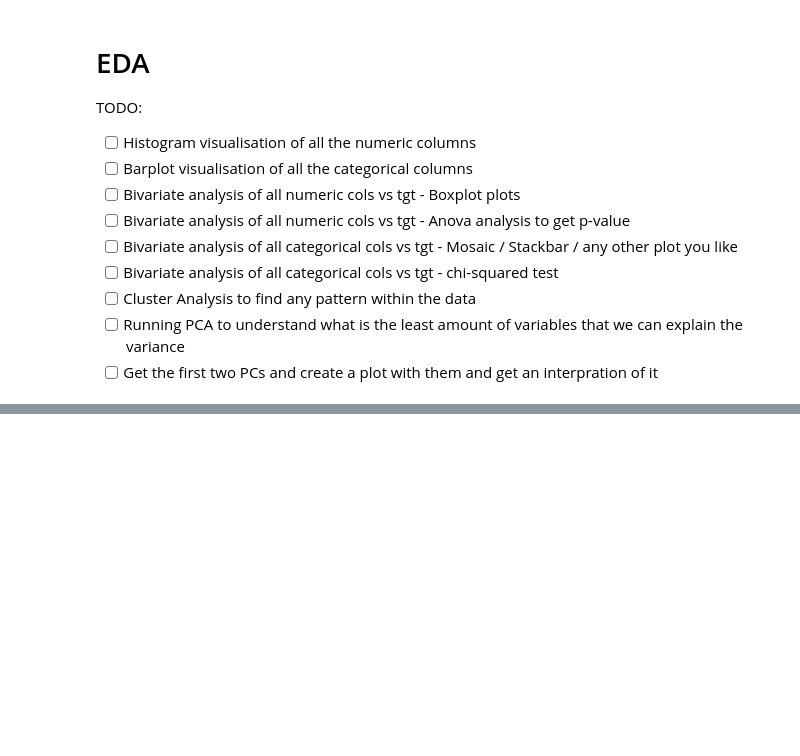
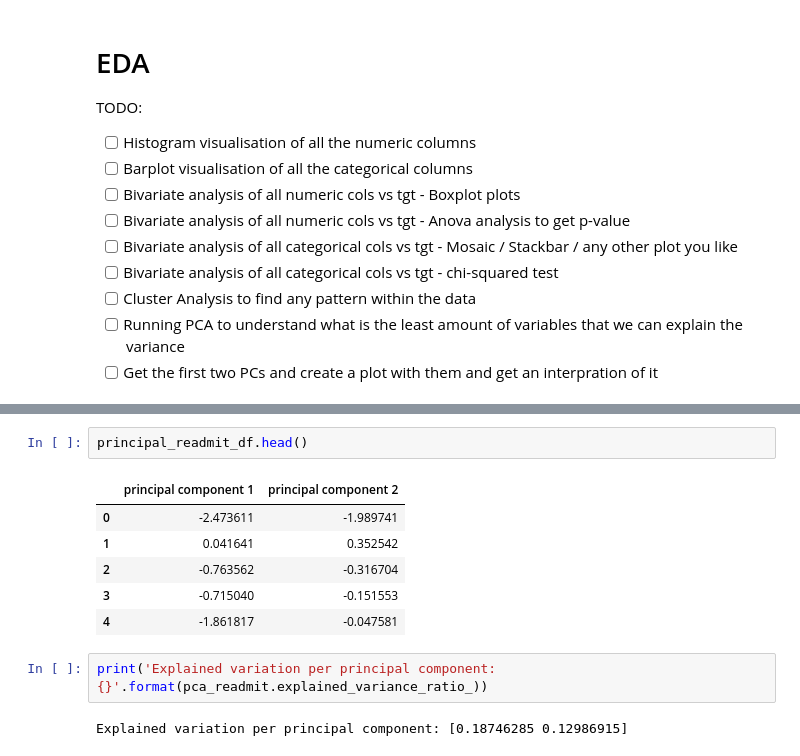
Before and after one commit to BAlmeidaS/predictive-analysis, a Jupyter notebook: notebook.ipynb, the cells around one changed output, grey strips where cells are left out. Drawn from its saved outputs; the diff is of its cells as text; blank space fills up the shorter version.

```diff
--- a/notebook.ipynb
+++ b/notebook.ipynb
@@ -233,0 +266,13 @@ TODO:
+# %%
+principal_readmit_df.head()
+# %% [output]
+|  | principal component 1 | principal component 2 |
+| 0 | -2.473611 | -1.989741 |
+| 1 | 0.041641 | 0.352542 |
+| 2 | -0.763562 | -0.316704 |
+| 3 | -0.715040 | -0.151553 |
+| 4 | -1.861817 | -0.047581 |
+# %%
+print('Explained variation per principal component: {}'.format(pca_readmit.explained_variance_ratio_))
+# %% [output]
+Explained variation per principal component: [0.18746285 0.12986915]
```
Also changed, not shown: parts of 12 cells of this notebook.
